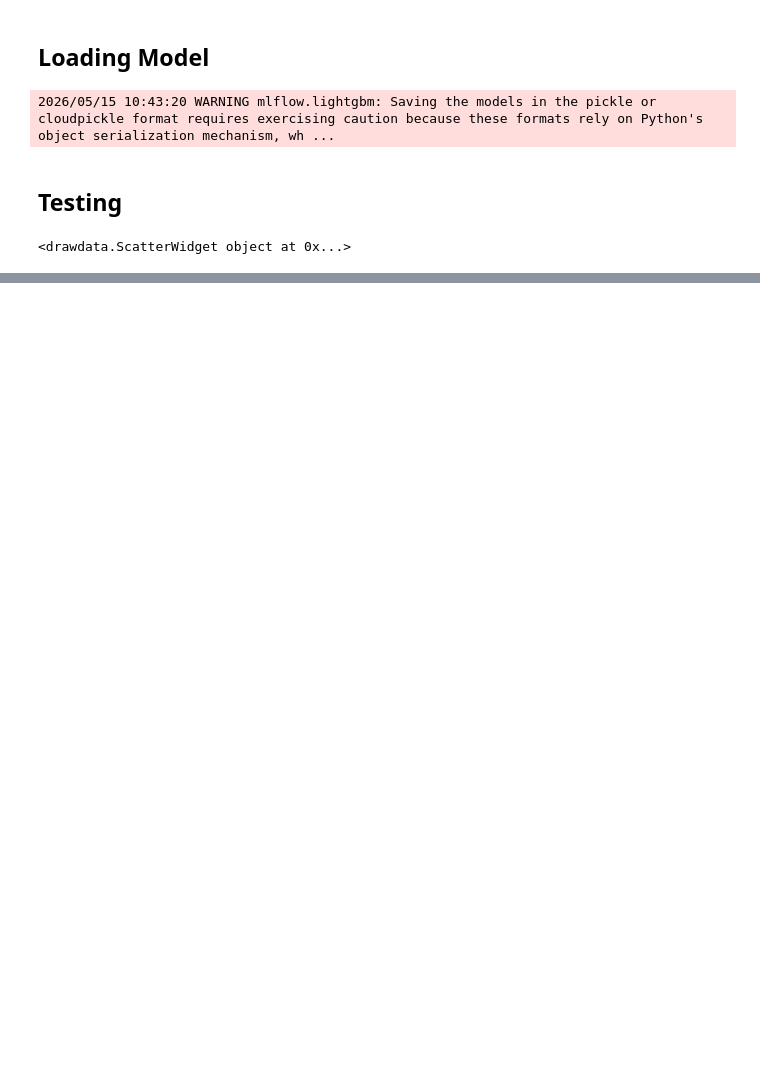
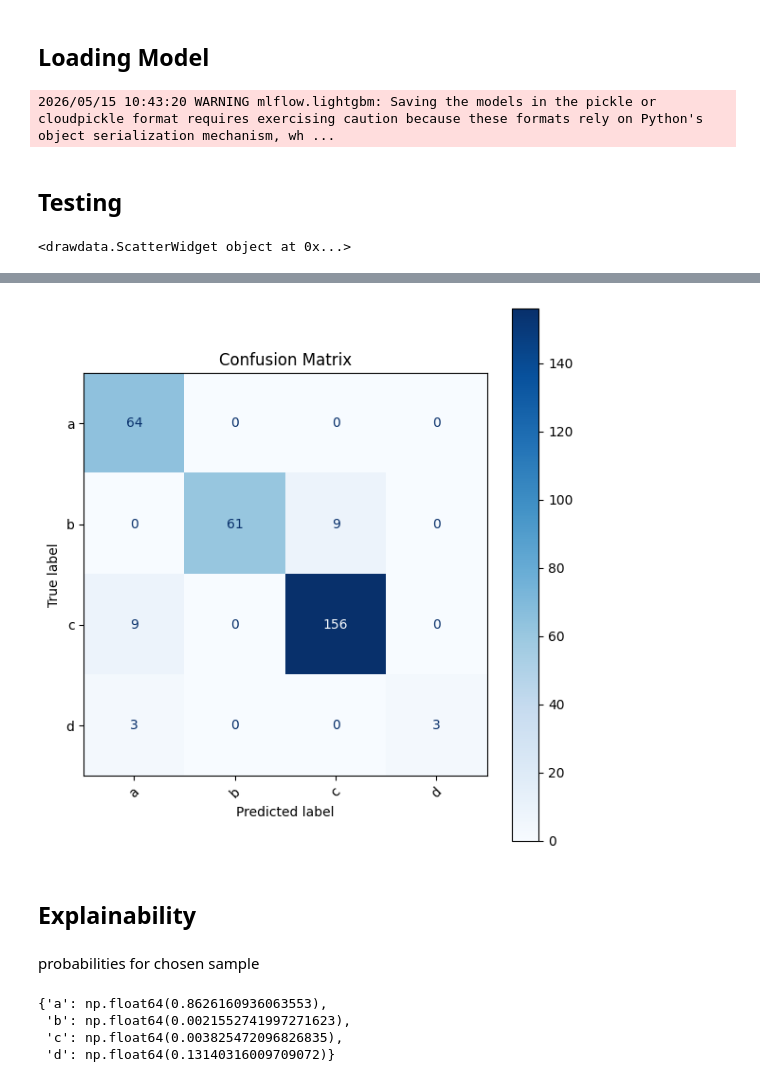
Before and after one commit to JorgeIvanJH/IRIS_and_MLflow-Continuous-Training-Pipeline, a Jupyter notebook: dur/sandbox/experiment.ipynb, the cells around one changed output, grey strips where cells are left out. Saved outputs shown, nothing was run; the diff lists cells and outputs as text; code cells hidden in the pictures; blank space fills up the shorter version.

Commit message:
explainability addition to experimentation

```diff
--- a/dur/sandbox/experiment.ipynb
+++ b/dur/sandbox/experiment.ipynb
@@ -107,0 +75,16 @@ plt.show()
+# %%
+from sklearn.metrics import confusion_matrix, ConfusionMatrixDisplay
+
+labels = sorted(set(plot_df["label"]) | set(plot_df["pred"]))
+cm = confusion_matrix(plot_df["label"], plot_df["pred"], labels=labels)
+
+fig, ax = plt.subplots(figsize=(6, 6))
+disp = ConfusionMatrixDisplay(cm, display_labels=labels)
+disp.plot(ax=ax, cmap="Blues", xticks_rotation=45)
+ax.set_title("Confusion Matrix")
+plt.tight_layout()
+plt.show()
+# %% [output]
+[figure, added]
+# %% [markdown]
+## Explainability
@@ -107,0 +111,10 @@ plt.show()
+# %% [markdown]
+probabilities for chosen sample
+# %%
+proba = model.predict_proba(X.iloc[sample_ind : sample_ind + 1])[0]
+{c: prob for c, prob in zip(model.classes_, proba)}
+# %% [output]
+{'a': np.float64(0.8626160936063553),
+ 'b': np.float64(0.0021552741997271623),
+ 'c': np.float64(0.003825472096826835),
+ 'd': np.float64(0.13140316009709072)}
```
Also changed, not shown: parts of 11 cells of this notebook.
